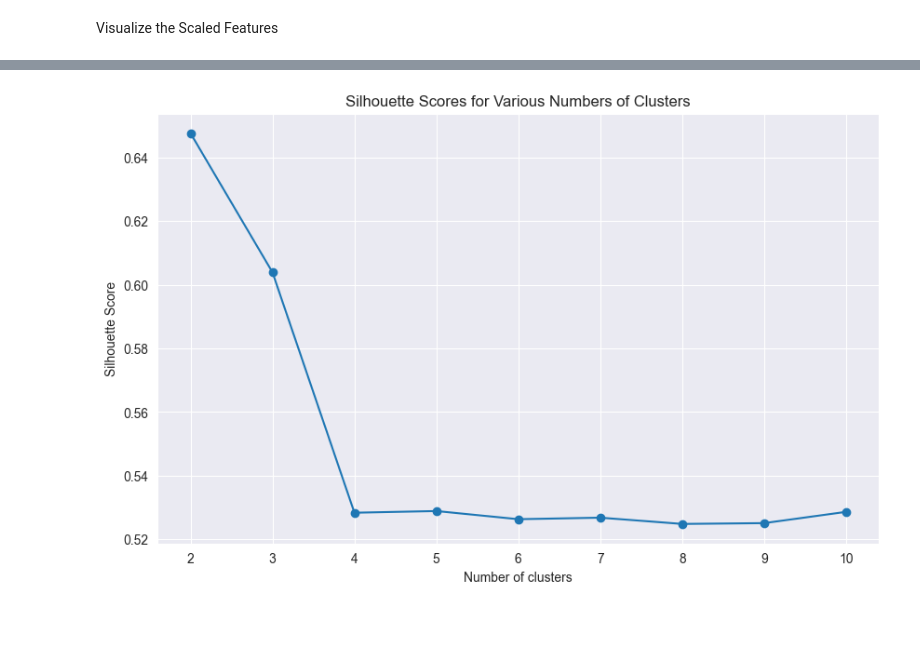
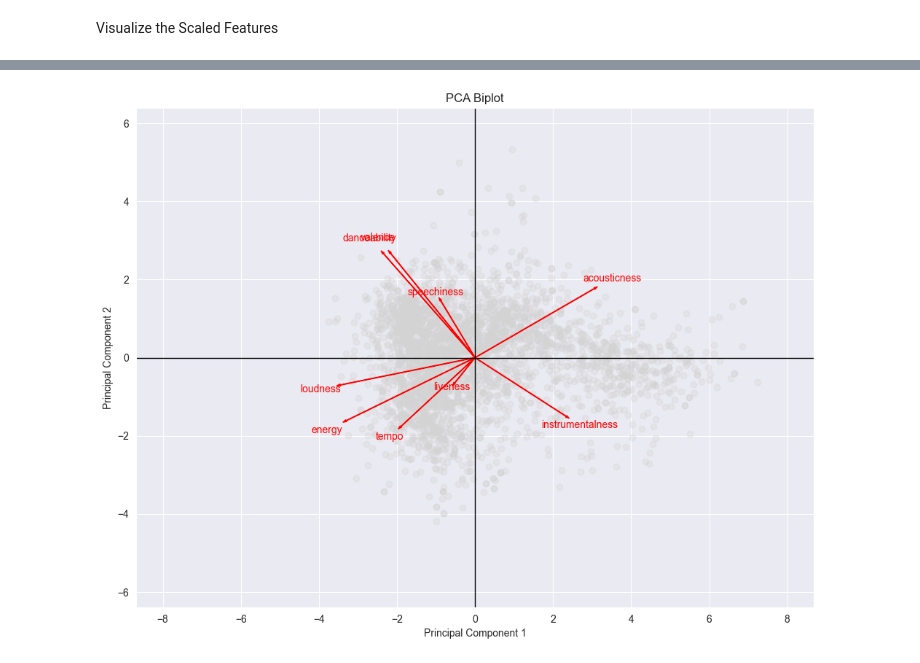
Before and after one commit to MaidenTaief/MUSIC-REC, a Jupyter notebook: Cluster/data_by_genres.ipynb, the cells around one changed output, grey strips where cells are left out. Drawn from its saved outputs; the diff is of its cells as text; code cells hidden in the pictures; blank space fills up the shorter version.

Commit message:
Check

```diff
--- a/Cluster/data_by_genres.ipynb
+++ b/Cluster/data_by_genres.ipynb
@@ -80,5 +76,0 @@ data_by_genres.to_csv('/Users/taief/Desktop/MUSIC REC/data/data_by_genres1.csv',
-# %%
-# load the data
-data_by_genres = pd.read_csv('/Users/taief/Desktop/MUSIC REC/data/data_by_genres1.csv')
-# check the data head
-print(data_by_genres.head())
@@ -114,10 +85,10 @@ from sklearn.preprocessing import StandardScaler
 scaler = StandardScaler()
 
 # Feature to scale
-features_to_scale = ['acousticness', 'danceability', 'duration_ms', 'energy', 'instrumentalness', 'liveness', 'loudness', 'speechiness', 'tempo', 'valence']
+features = ['acousticness', 'danceability', 'energy', 'instrumentalness', 'liveness', 'loudness', 'speechiness', 'tempo', 'valence', 'popularity']
 
 # Apply the scaler to the features to scale
-data_by_genres[features_to_scale] = scaler.fit_transform(data_by_genres[features_to_scale])
+data_by_genres[features] = scaler.fit_transform(data_by_genres[features])
 
 # Display the first five rows of the DataFrame
 print(data_by_genres.head())
@@ -160,0 +211,10 @@ plt.show()
+# %%
+from sklearn.preprocessing import StandardScaler
+
+# feature selection for clustering
+features = ['acousticness', 'danceability', 'energy', 'instrumentalness', 'liveness', 'loudness', 'speechiness', 'tempo', 'valence']
+X = data_by_genres[features]
+
+# Standardizing the features
+scaler = StandardScaler()
+X_scaled = scaler.fit_transform(X)
@@ -161,31 +263,49 @@ plt.show()
 # %%
-from sklearn.cluster import KMeans
-from sklearn.metrics import silhouette_score
 import matplotlib.pyplot as plt
+import numpy as np
 
-data_by_genres = pd.read_csv('/Users/taief/Desktop/MUSIC REC/data/data_by_genres1.csv')
+loadings2 = pca.components_[:2].T
 
-features_to_scale = ['acousticness', 'danceability', 'duration_ms', 'energy', 'instrumentalness', 'liveness', 'loudness', 'speechiness', 'tempo', 'valence']
+loadings_df2 = pd.DataFrame(loadings2, columns=['PC1', 'PC2'], index=features)
 
-# Range of k values to try
-k_range = range(2, 11)
+# create the biplot
+plt.figure(figsize=(12, 9))
+plt.scatter(X_pca[:, 0], X_pca[:, 1], alpha=0.3, color='lightgrey')
 
-silhouette_scores = []  # To store the silhouette scores for each k
+# Determine the maximum range of PCA scores
+x_max, y_max = np.max(np.abs(X_pca[:, 0])), np.max(np.abs(X_pca[:, 1]))
 
-for k in k_range:
-    kmeans = KMeans(n_clusters=k, random_state=42)
-    kmeans.fit(data_by_genres[features_to_scale])
-    cluster_labels = kmeans.labels_
-    silhouette_avg = silhouette_score(data_by_genres[features_to_scale], cluster_labels)
-    silhouette_scores.append(silhouette_avg)
+# Plot each feature as a quiver plot (arrow) from the origin to the coordinate of the feature for the first two principal components (PC1 and PC2)
+for i in range(loadings_df2.shape[0]):
+    plt.arrow(0, 0,
+              loadings_df2.iloc[i, 0] * x_max,  # Use .iloc here
+              loadings_df2.iloc[i, 1] * y_max,  # Use .iloc here
+              color='r', width=0.01, head_width=0.05, head_length=0.1, overhang=0.2)
+    plt.text(loadings_df2.iloc[i, 0] * x_max * 1.15,  # Use .iloc here
+             loadings_df2.iloc[i, 1] * y_max * 1.15,  # Use .iloc here
+             loadings_df2.index[i], color='r', ha='center', va='center')
 
-# Plotting the silhouette scores
-plt.figure(figsize=(10, 6))
-plt.plot(k_range, silhouette_scores, marker='o')
-plt.xlabel('Number of clusters')
-plt.ylabel('Silhouette Score')
-plt.title('Silhouette Scores for Various Numbers of Clusters')
+# Set limits for the plot
+plt.xlim(-x_max*1.2, x_max*1.2)
+plt.ylim(-y_max*1.2, y_max*1.2)
+
+# Add labels and a title
+plt.xlabel('Principal Component 1')
+plt.ylabel('Principal Component 2')
+plt.title('PCA Biplot')
+
+# Ensure the aspect ratio is equal
+plt.gca().set_aspect('equal', adjustable='box')
+
+# Add gridlines for better readability
+plt.grid(True)
+
+# Add horizontal and vertical lines through the origin color them red for better readability
+plt.axhline(0, color='black', lw=1)
+plt.axvline(0, color='black', lw=1)
+
+# Show the plot
 plt.show()
 # %% [output]
-[figure, old version]
+[figure, new version]
 # %%
```
Also changed, not shown: parts of 21 cells of this notebook, 1 other file.
